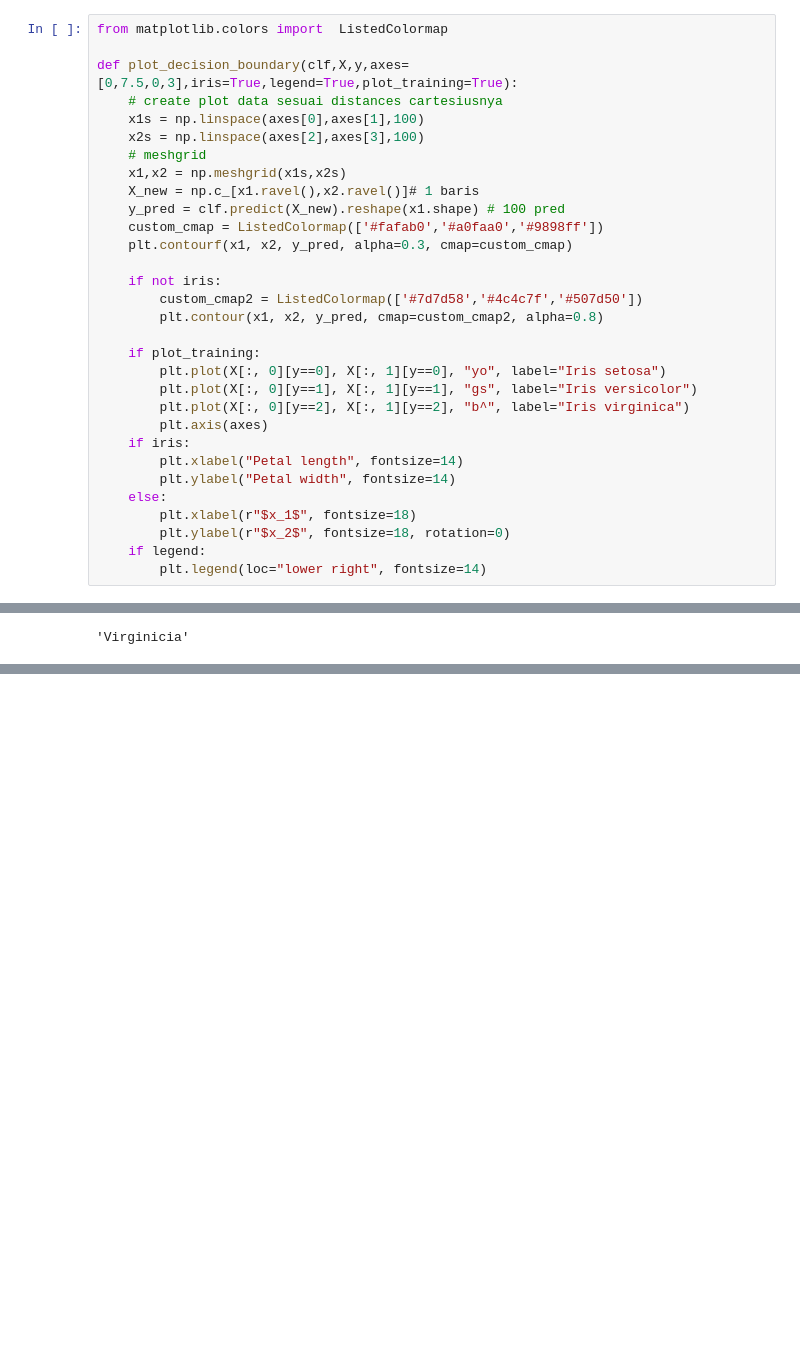
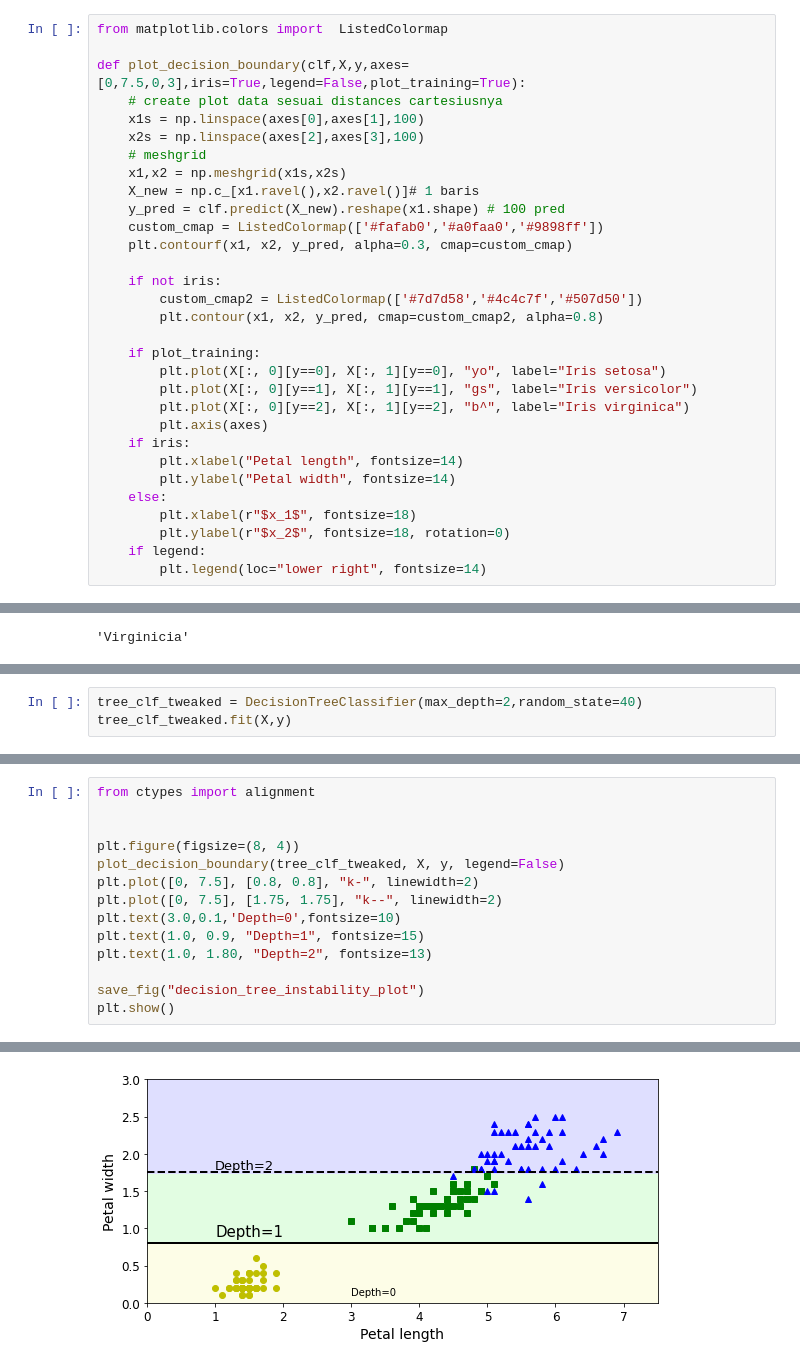
Before and after one commit to TeguhPermana666/Decision_Tree, a Jupyter notebook: Model_Arsitektur.ipynb, the cells around one changed output, grey strips where cells are left out. Cells and saved outputs as stored; diff of their text form; blank space fills up the shorter version.

```diff
--- a/Model_Arsitektur.ipynb
+++ b/Model_Arsitektur.ipynb
@@ -93,7 +93,7 @@ Image('images\Decision Tree\iris_tree_1.png')
 # %%
 from matplotlib.colors import  ListedColormap
 
-def plot_decision_boundary(clf,X,y,axes=[0,7.5,0,3],iris=True,legend=True,plot_training=True):
+def plot_decision_boundary(clf,X,y,axes=[0,7.5,0,3],iris=True,legend=False,plot_training=True):
     # create plot data sesuai distances cartesiusnya
     x1s = np.linspace(axes[0],axes[1],100)
     x2s = np.linspace(axes[2],axes[3],100)
@@ -182,0 +186,3 @@ label[np.argmax(tree_clf_1.predict_proba([[3,2]]))]
+# %%
+tree_clf_tweaked = DecisionTreeClassifier(max_depth=2,random_state=40)
+tree_clf_tweaked.fit(X,y)
@@ -182,0 +191,15 @@ label[np.argmax(tree_clf_1.predict_proba([[3,2]]))]
+# %%
+from ctypes import alignment
+
+
+plt.figure(figsize=(8, 4))
+plot_decision_boundary(tree_clf_tweaked, X, y, legend=False)
+plt.plot([0, 7.5], [0.8, 0.8], "k-", linewidth=2)
+plt.plot([0, 7.5], [1.75, 1.75], "k--", linewidth=2)
+plt.text(3.0,0.1,'Depth=0',fontsize=10)
+plt.text(1.0, 0.9, "Depth=1", fontsize=15)
+plt.text(1.0, 1.80, "Depth=2", fontsize=13)
+
+save_fig("decision_tree_instability_plot")
+plt.show()
+# %% [output]
@@ -182,0 +207 @@ label[np.argmax(tree_clf_1.predict_proba([[3,2]]))]
+[figure, added]
```
Also changed, not shown: parts of 11 cells of this notebook, 3 other files.
